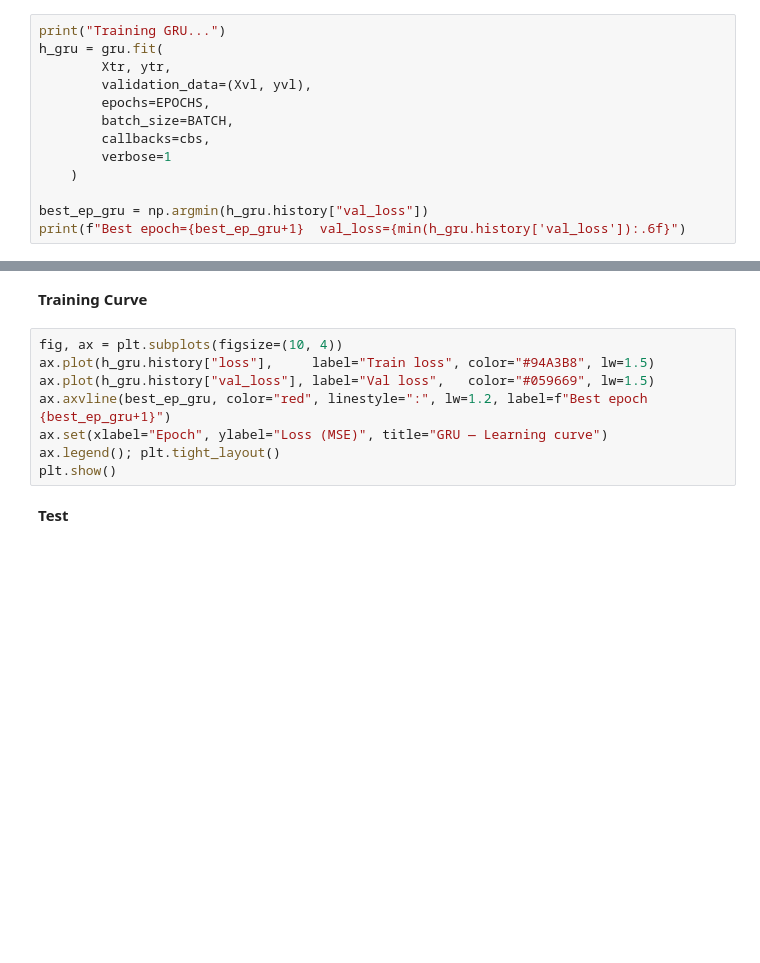
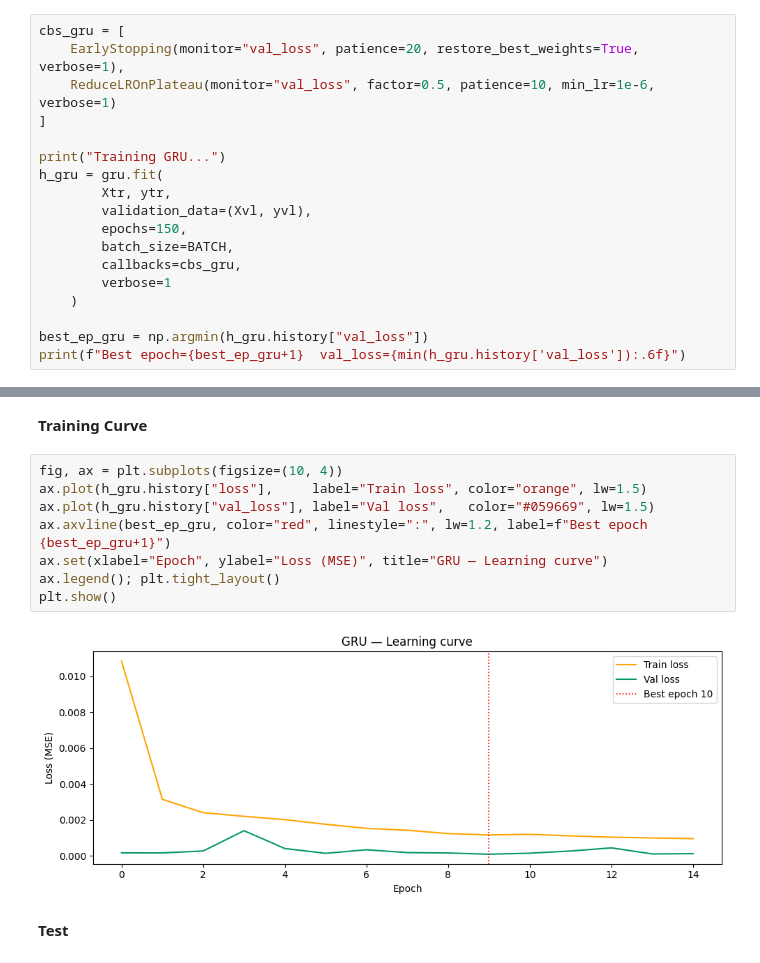
Before and after one commit to AmanuelDaget/GBPUSD-Foreign-Exchange-Price-Pridiction-Using-LSTM-GRU-BiLSTM, a Jupyter notebook: GBPUSD_Price_pridiction_Using_LSTM_GRU.ipynb, the cells around one changed output, grey strips where cells are left out. Saved outputs shown, nothing was run; the diff lists cells and outputs as text; blank space fills up the shorter version.

```diff
--- a/GBPUSD_Price_pridiction_Using_LSTM_GRU.ipynb
+++ b/GBPUSD_Price_pridiction_Using_LSTM_GRU.ipynb
@@ -419,13 +419,18 @@ axes[1].legend(); plt.tight_layout(); plt.show()
 # %% [markdown]
 **Train**
 # %%
+cbs_gru = [
+    EarlyStopping(monitor="val_loss", patience=20, restore_best_weights=True, verbose=1),
+    ReduceLROnPlateau(monitor="val_loss", factor=0.5, patience=10, min_lr=1e-6, verbose=1)
+]
+
 print("Training GRU...")
 h_gru = gru.fit(
         Xtr, ytr,
         validation_data=(Xvl, yvl),
-        epochs=EPOCHS,
+        epochs=150,
         batch_size=BATCH,
-        callbacks=cbs,
+        callbacks=cbs_gru,
         verbose=1
     )
 
@@ -453,12 +458,14 @@ Epoch 8/100
 **Training Curve**
 # %%
 fig, ax = plt.subplots(figsize=(10, 4))
-ax.plot(h_gru.history["loss"],     label="Train loss", color="#94A3B8", lw=1.5)
+ax.plot(h_gru.history["loss"],     label="Train loss", color="orange", lw=1.5)
 ax.plot(h_gru.history["val_loss"], label="Val loss",   color="#059669", lw=1.5)
 ax.axvline(best_ep_gru, color="red", linestyle=":", lw=1.2, label=f"Best epoch {best_ep_gru+1}")
 ax.set(xlabel="Epoch", ylabel="Loss (MSE)", title="GRU — Learning curve")
 ax.legend(); plt.tight_layout()
 plt.show()
+# %% [output]
+[figure, added]
 # %% [markdown]
 **Test**
 # %%
```
Also changed, not shown: parts of 2 cells of this notebook.
